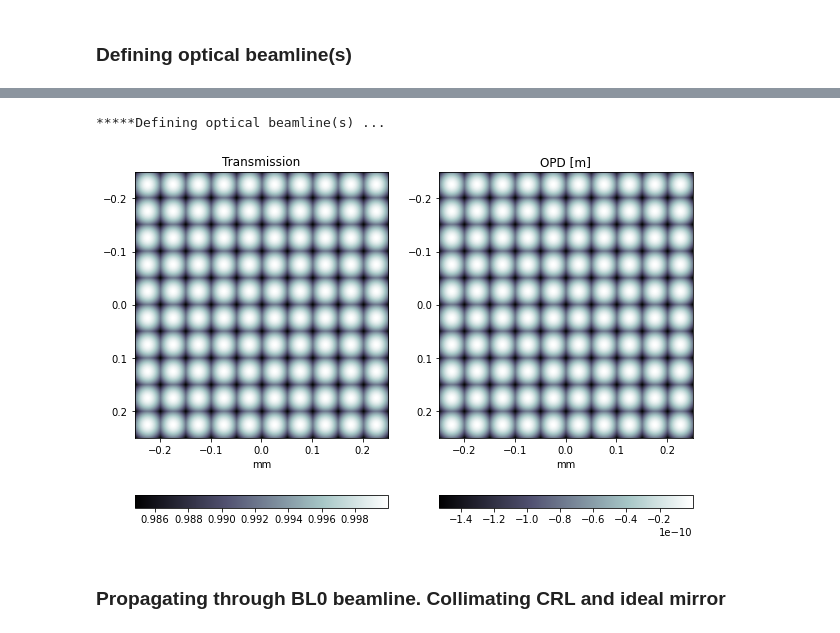
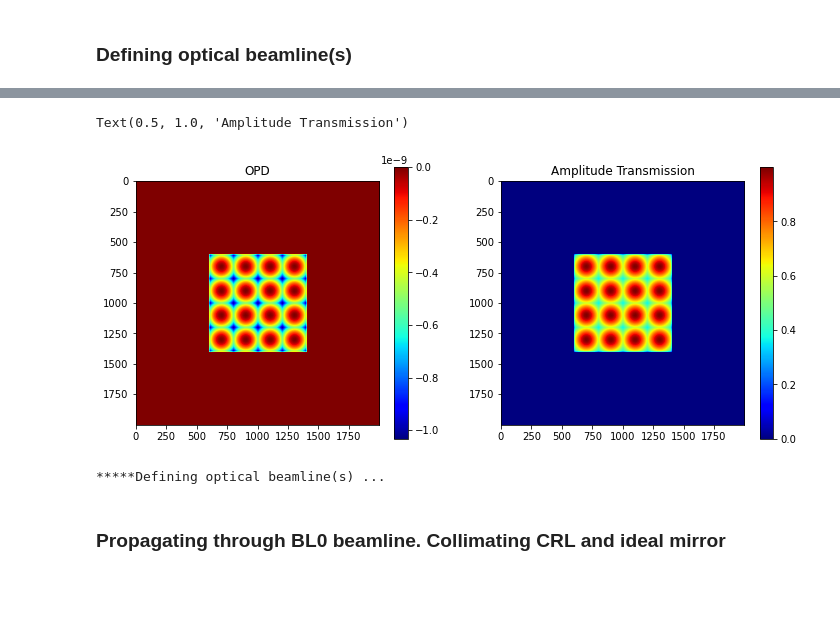
Before and after one commit to nanw0321/SRW_Mono, a Jupyter notebook: WPG_Customize_OE.ipynb, the cells around one changed output, grey strips where cells are left out. Drawn from its saved outputs; the diff is of its cells as text; code cells hidden in the pictures; blank space fills up the shorter version.

```diff
--- a/WPG_Customize_OE.ipynb
+++ b/WPG_Customize_OE.ipynb
@@ -399,7 +379,21 @@ Text(0.5, 1.0, 'Amplitude Transmission')
+# %%
+plt.figure(figsize=(12,5))
+plt.subplot(1,2,1)
+plt.imshow(OPD_show,cmap='jet')
+plt.title('OPD')
+plt.colorbar()
+plt.subplot(1,2,2)
+plt.imshow(AmpTr_show[600:1400,600:1400],cmap='jet')
+plt.imshow(AmpTr_show,cmap='jet')
+plt.colorbar()
+plt.title('Amplitude Transmission')
+# %% [output]
+Text(0.5, 1.0, 'Amplitude Transmission')
+[figure, added]
 # %%
 print('*****Defining optical beamline(s) ...')
 
-z2 = f-0.1
+z2 = f
 
 optBL0 = Beamline()
 opCRL1 = OE_Tr
@@ -407,11 +401,8 @@ opCRL1 = OE_Tr
 optBL0.append(OE_Apt,    Use_PP())
 optBL0.append(opCRL1,     Use_PP())
 optBL0.append(Drift(z2), Use_PP(semi_analytical_treatment=1))
-
-show_transmission(OE_Tr)
 # %% [output]
 *****Defining optical beamline(s) ...
-[figure, removed]
 # %% [markdown]
 ### Propagating through BL0 beamline. Collimating CRL and ideal mirror
 # %%
```
Also changed, not shown: parts of 10 cells of this notebook, 11 other files.
